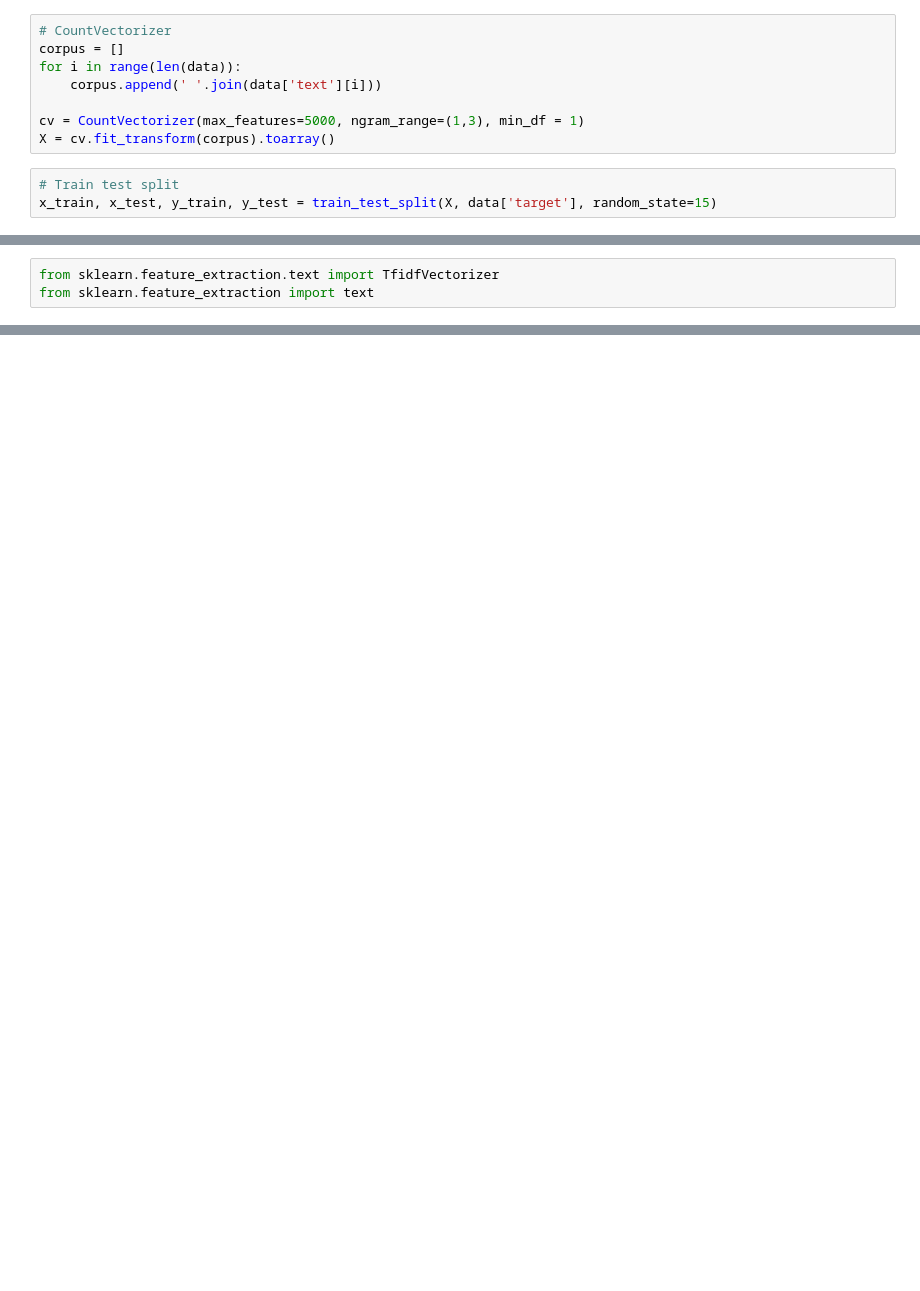
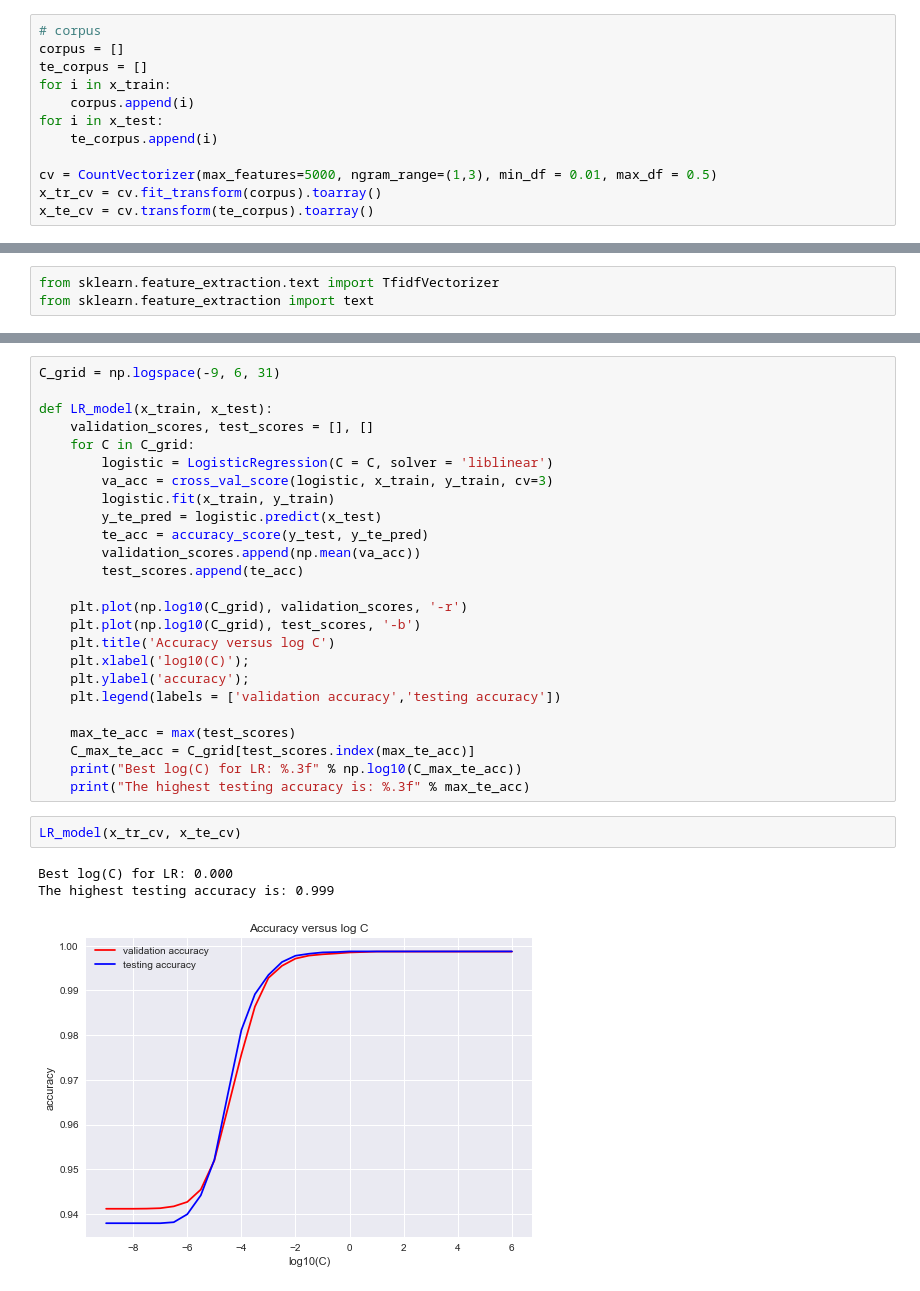
Before and after one commit to minhui-ma/Fake-news-and-real-news-classification, a Jupyter notebook: Fake_news_real_news.ipynb, the cells around one changed output, grey strips where cells are left out. Drawn from its saved outputs; the diff is of its cells as text; blank space fills up the shorter version.

Commit message:
add modeling

```diff
--- a/Fake_news_real_news.ipynb
+++ b/Fake_news_real_news.ipynb
@@ -221,12 +225,13 @@ data.head()
 # %%
-# CountVectorizer
+# corpus
 corpus = []
-for i in range(len(data)):
-    corpus.append(' '.join(data['text'][i]))
+te_corpus = []
+for i in x_train:
+    corpus.append(i)
+for i in x_test:
+    te_corpus.append(i)
 
-cv = CountVectorizer(max_features=5000, ngram_range=(1,3), min_df = 1)
-X = cv.fit_transform(corpus).toarray()
+cv = CountVectorizer(max_features=5000, ngram_range=(1,3), min_df = 0.01, max_df = 0.5)
+x_tr_cv = cv.fit_transform(corpus).toarray()
+x_te_cv = cv.transform(te_corpus).toarray()
-# %%
-# Train test split
-x_train, x_test, y_train, y_test = train_test_split(X, data['target'], random_state=15)
 # %% [markdown]
@@ -249,0 +267,31 @@ tfidf
+# %%
+C_grid = np.logspace(-9, 6, 31)
+
+def LR_model(x_train, x_test):
+    validation_scores, test_scores = [], []
+    for C in C_grid:
+        logistic = LogisticRegression(C = C, solver = 'liblinear')
+        va_acc = cross_val_score(logistic, x_train, y_train, cv=3)
+        logistic.fit(x_train, y_train)
+        y_te_pred = logistic.predict(x_test)
+        te_acc = accuracy_score(y_test, y_te_pred)
+        validation_scores.append(np.mean(va_acc))
+        test_scores.append(te_acc)
+
+    plt.plot(np.log10(C_grid), validation_scores, '-r')
+    plt.plot(np.log10(C_grid), test_scores, '-b')
+    plt.title('Accuracy versus log C')
+    plt.xlabel('log10(C)');
+    plt.ylabel('accuracy');
+    plt.legend(labels = ['validation accuracy','testing accuracy'])
+
+    max_te_acc = max(test_scores)
+    C_max_te_acc = C_grid[test_scores.index(max_te_acc)]
+    print("Best log(C) for LR: %.3f" % np.log10(C_max_te_acc))
+    print("The highest testing accuracy is: %.3f" % max_te_acc)
+# %%
+LR_model(x_tr_cv, x_te_cv)
+# %% [output]
+Best log(C) for LR: 0.000
+The highest testing accuracy is: 0.999
+[figure, added]
```
Also changed, not shown: parts of 39 cells of this notebook.
